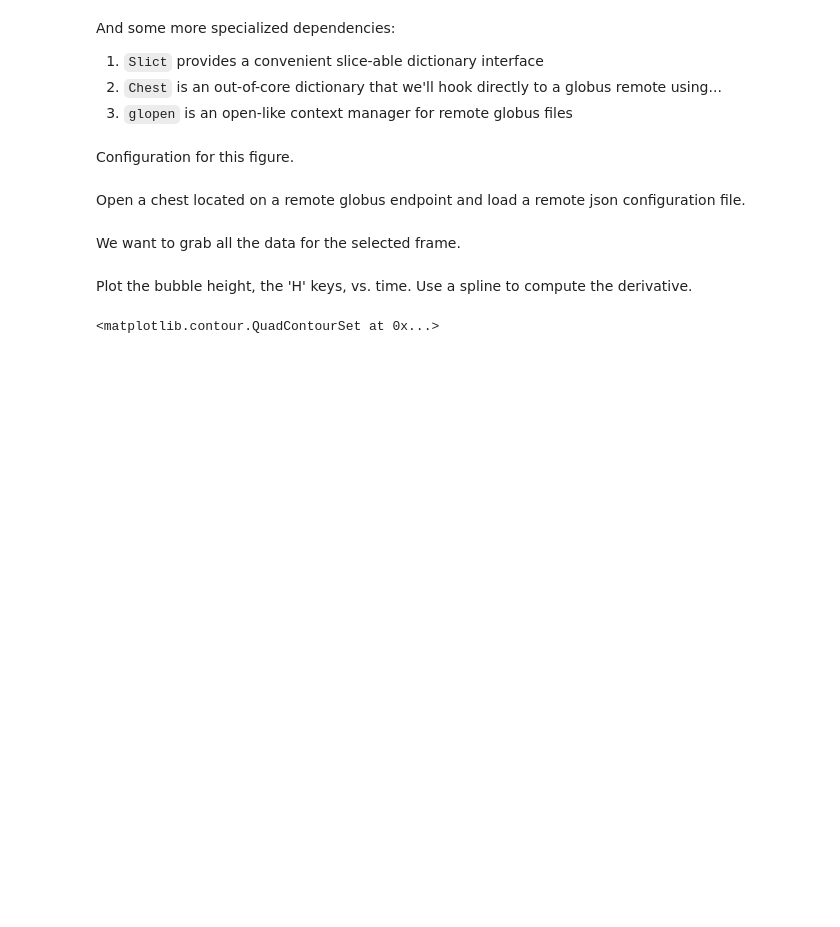
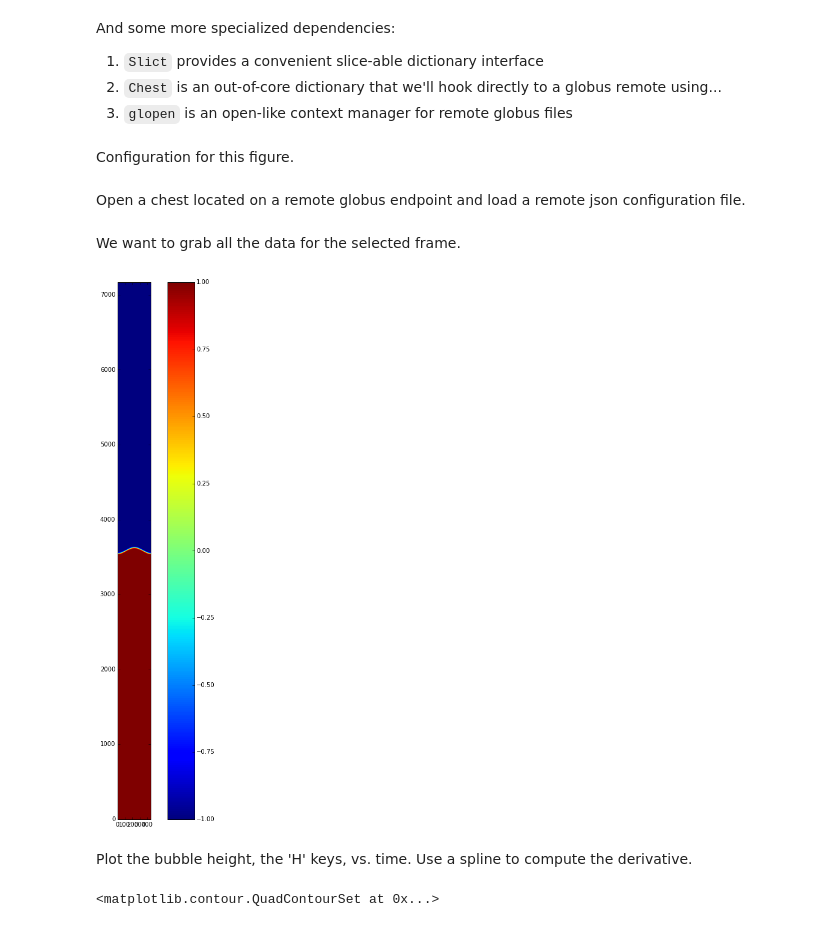
Before and after one commit to maxhutch/thesis-notebooks, a Jupyter notebook: AdvancedSlice.ipynb, the cells around one changed output. Cells and saved outputs as stored; diff of their text form; code cells hidden in the pictures; blank space fills up the shorter version.

```diff
--- a/AdvancedSlice.ipynb
+++ b/AdvancedSlice.ipynb
@@ -49,6 +49,19 @@ We want to grab all the data for the selected frame.
 T = sc[:,'H'].keys()[config.frame]
 frame = sc[T,:]
 c.prefetch(frame.full_keys())
+# %%
+fig = plt.figure()
+
+nx = frame['t_yz'].shape[0]
+ny = frame['t_yz'].shape[1]
+
+full = np.concatenate((frame['t_yz'], np.flipud(frame['t_yz'])), axis=0)
+
+plt.imshow(full[:,int(ny*config.lower):int(ny*config.upper)].transpose(),
+           origin='lower')
+plt.colorbar();
+# %% [output]
+[figure, added]
 # %% [markdown]
 Plot the bubble height, the 'H' keys, vs. time.
 Use a spline to compute the derivative.
```
Also changed, not shown: parts of 8 cells of this notebook.
